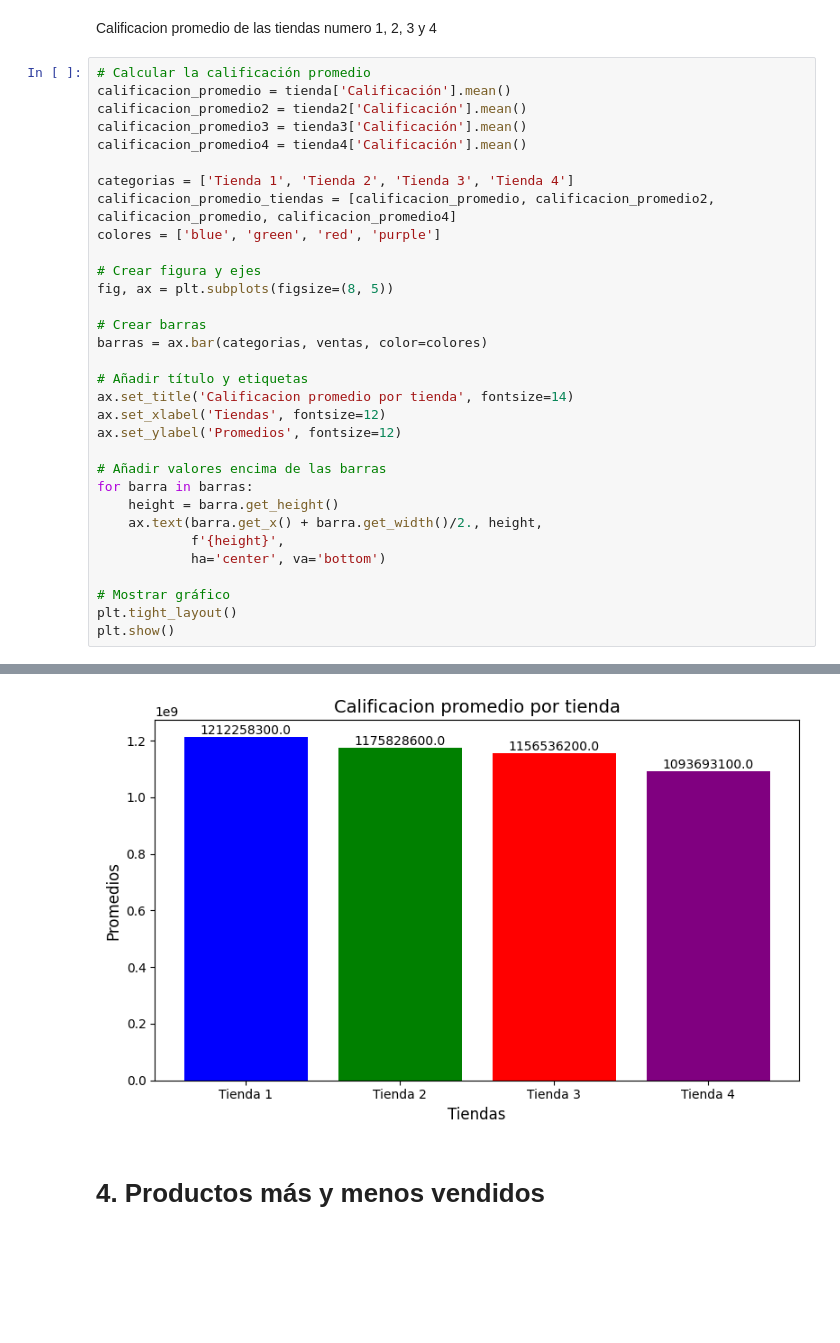
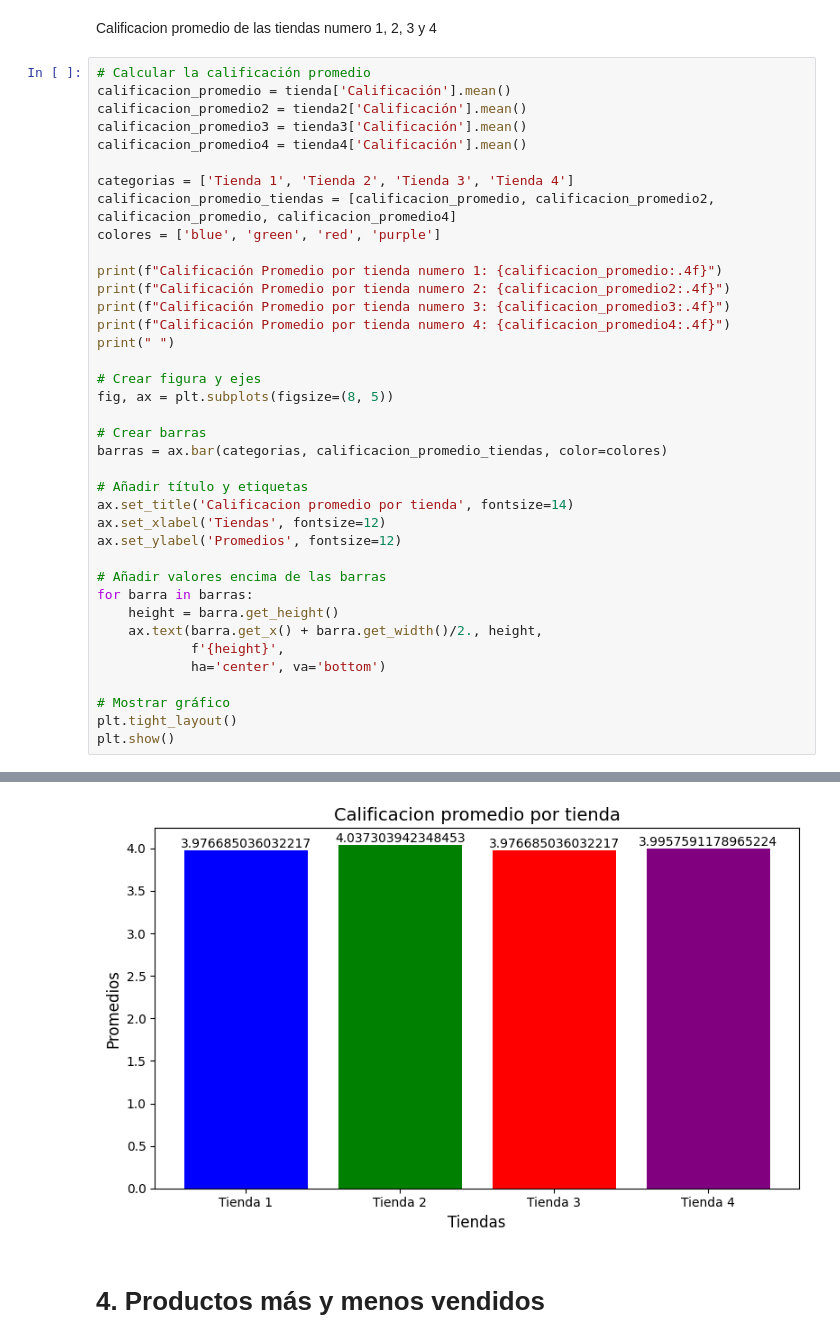
Before and after one commit to dicolina/ChallengeAluraStore, a Jupyter notebook: AluraStoreLatam.ipynb, the cells around one changed output, grey strips where cells are left out. Cells and saved outputs as stored; diff of their text form; blank space fills up the shorter version.

```diff
--- a/AluraStoreLatam.ipynb
+++ b/AluraStoreLatam.ipynb
@@ -213,11 +213,17 @@ categorias = ['Tienda 1', 'Tienda 2', 'Tienda 3', 'Tienda 4']
 calificacion_promedio_tiendas = [calificacion_promedio, calificacion_promedio2, calificacion_promedio, calificacion_promedio4]
 colores = ['blue', 'green', 'red', 'purple']
 
+print(f"Calificación Promedio por tienda numero 1: {calificacion_promedio:.4f}")
+print(f"Calificación Promedio por tienda numero 2: {calificacion_promedio2:.4f}")
+print(f"Calificación Promedio por tienda numero 3: {calificacion_promedio3:.4f}")
+print(f"Calificación Promedio por tienda numero 4: {calificacion_promedio4:.4f}")
+print(" ")
+
 # Crear figura y ejes
 fig, ax = plt.subplots(figsize=(8, 5))
 
 # Crear barras
-barras = ax.bar(categorias, ventas, color=colores)
+barras = ax.bar(categorias, calificacion_promedio_tiendas, color=colores)
 
 # Añadir título y etiquetas
 ax.set_title('Calificacion promedio por tienda', fontsize=14)
@@ -238,4 +248,4 @@ plt.show()
-[figure, old version]
+[figure, new version]
 # %% [markdown]
 # 4. Productos más y menos vendidos
 # %% [markdown]
```
Also changed, not shown: parts of 6 cells of this notebook.
